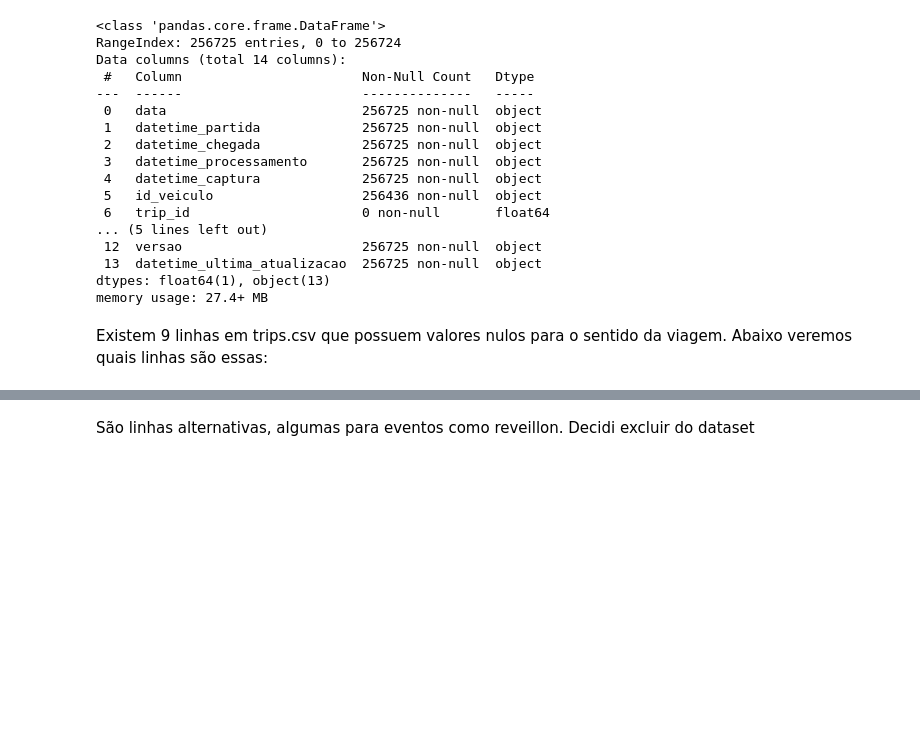
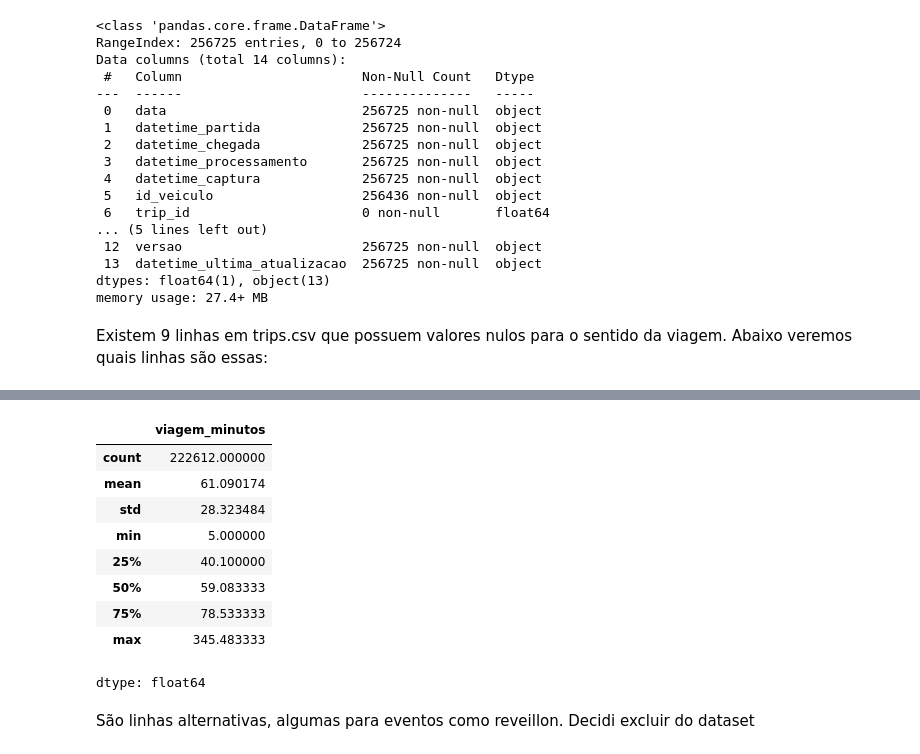
Before and after one commit to luizpcsilva/PS-2026.1-Grupo-L, a Jupyter notebook: PS_2026_Grupo_L.ipynb, the cells around one changed output, grey strips where cells are left out. Drawn from its saved outputs; the diff is of its cells as text; code cells hidden in the pictures; blank space fills up the shorter version.

```diff
--- a/PS_2026_Grupo_L.ipynb
+++ b/PS_2026_Grupo_L.ipynb
@@ -424,3 +424,16 @@ display(df[df['direction_id'].isnull()])
+# %%
+df_viagens_tratado.viagem_minutos.describe()
+# %% [output]
+|  | viagem_minutos |
+| count | 222612.000000 |
+| mean | 61.090174 |
+| std | 28.323484 |
+| min | 5.000000 |
+| 25% | 40.100000 |
+| 50% | 59.083333 |
+| 75% | 78.533333 |
+| max | 345.483333 |
+dtype: float64
 # %% [markdown]
 São linhas alternativas, algumas para eventos como reveillon. Decidi excluir do dataset
 # %%
```
Also changed, not shown: parts of 20 cells of this notebook.
